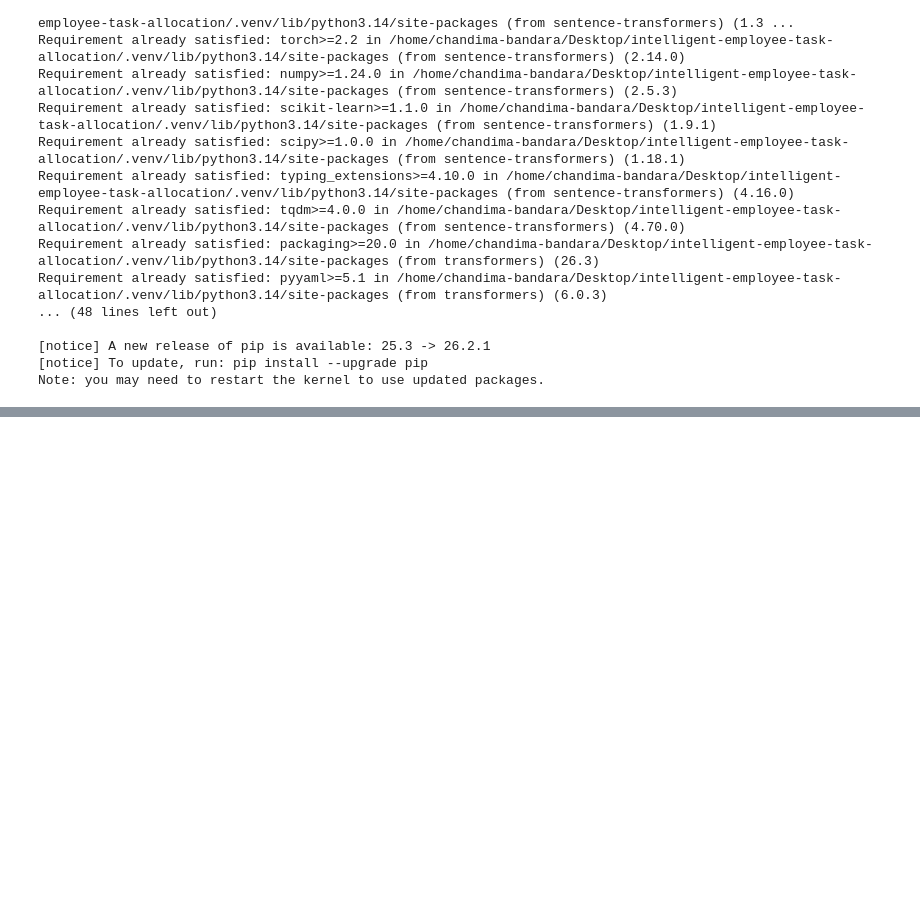
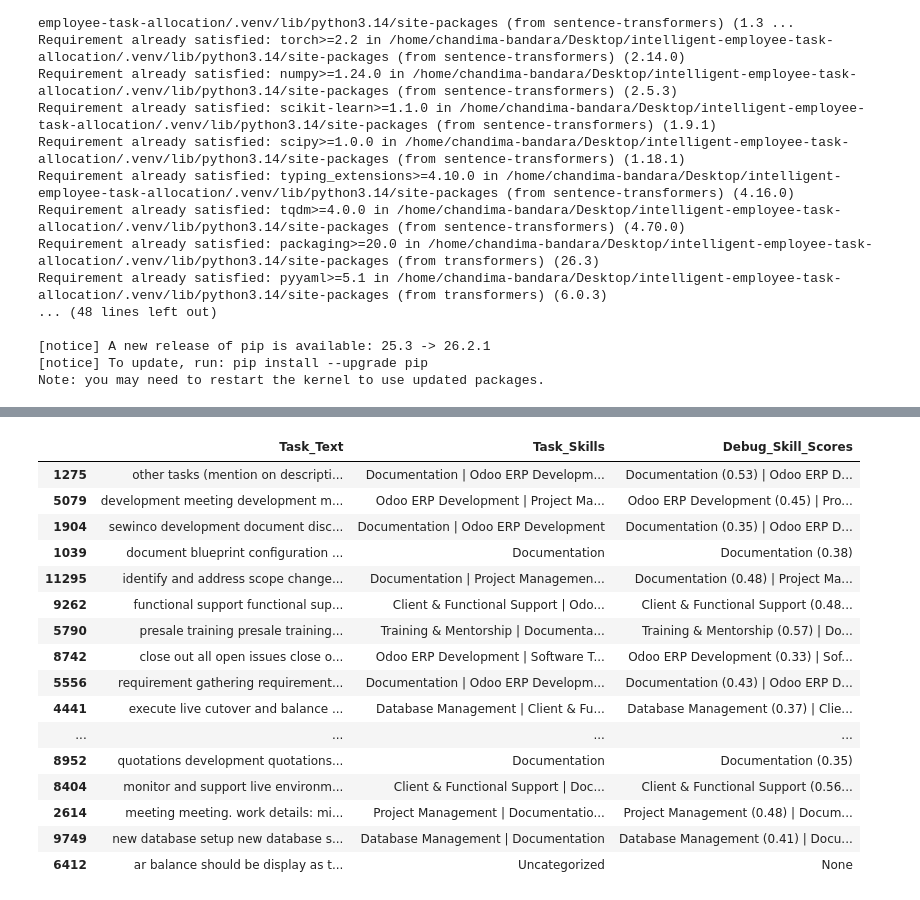
Before and after one commit to chandimacbbandara/intelligent-employee-task-allocation, a Jupyter notebook: notebooks/04_Feature_Engineering.ipynb, the cells around one changed output, grey strips where cells are left out. Saved outputs shown, nothing was run; the diff lists cells and outputs as text; code cells hidden in the pictures; blank space fills up the shorter version.

Commit message:
fixed issues in Feature_Engineering

```diff
--- a/notebooks/04_Feature_Engineering.ipynb
+++ b/notebooks/04_Feature_Engineering.ipynb
@@ -116,0 +304,9 @@ Task_Priority: 2 unique values
+# %%
+df["Planned_Hours_Log"] = np.log1p(df["Estimated_Planned_Hours"])
+
+bins = [-1, 8, 40, float("inf")]
+labels = ["Small", "Medium", "Large"]
+df["Planned_Task_Size"] = pd.cut(df["Estimated_Planned_Hours"], bins=bins, labels=labels)
+
+print("--- Planned-Hours Features ---")
+display(df[["Estimated_Planned_Hours", "Planned_Hours_Log", "Planned_Task_Size"]].head(10))
@@ -116,0 +326,64 @@ Task_Priority: 2 unique values
+# %%
+print("Loading sentence-transformers/all-MiniLM-L6-v2...")
+model = SentenceTransformer("sentence-transformers/all-MiniLM-L6-v2")
+
+skill_taxonomy = {
+    "Odoo ERP Development": "Odoo ERP development, addons, github, and technical maintenance",
+    "Database Management": "Database management, SQL, db backup, data import, and restore",
+    "Server Administration": "Server administration, VPS setup, SSL, and deployment",
+    "Project Management": "Project management, meetings, scrum, and planning",
+    "Software Testing": "Software testing, UAT session, quality assurance, and bug fixing",
+    "Web Development": "Web development, frontend, and backend coding",
+    "Client & Functional Support": "Client support, functional support, live support, and troubleshooting",
+    "Documentation": "Preparing reports, blueprints, documentation, and lists",
+    "Training & Mentorship": "Intern training, presale training, conducting training sessions, and explaining processes"
+}
+
+skill_names = list(skill_taxonomy.keys())
+skill_descriptions = list(skill_taxonomy.values())
+
+print("Embedding the skill taxonomy...")
+skill_embeddings = model.encode(skill_descriptions, convert_to_numpy=True)
+
+print(f"Embedding {len(df)} task descriptions...")
+task_texts = df["Task_Text"].astype(str).fillna("").tolist()
+task_embeddings = model.encode(task_texts, convert_to_numpy=True, show_progress_bar=True)
+
+print("Calculating semantic similarities...")
+similarities = cosine_similarity(task_embeddings, skill_embeddings)
+
+THRESHOLD = 0.30
+extracted_skills_list = []
+skill_counts = []
+debug_details = []
+
+for i in range(len(task_texts)):
+    task_sims = similarities[i]
+    matched_indices = np.where(task_sims >= THRESHOLD)[0]
+
+    if len(matched_indices) > 0:
+        sorted_matches = sorted(matched_indices, key=lambda idx: task_sims[idx], reverse=True)
+        skills_str = " | ".join([skill_names[idx] for idx in sorted_matches])
+        debug_str = " | ".join([f"{skill_names[idx]} ({task_sims[idx]:.2f})" for idx in sorted_matches])
+    else:
+        skills_str = "Uncategorized"
+        debug_str = "None"
+
+    extracted_skills_list.append(skills_str)
+    skill_counts.append(len(matched_indices))
+    debug_details.append(debug_str)
+
+df["Task_Skills"] = extracted_skills_list
+df["Task_Skill_Count"] = skill_counts
+df["Debug_Skill_Scores"] = debug_details
+
+print("--- Manual Review: Semantic Skill Extraction ---")
+print(f"Threshold used: {THRESHOLD}")
+uncat_count = (df['Task_Skills'] == 'Uncategorized').sum()
+print(f"Total Uncategorized tasks: {uncat_count}")
+
+sample_review = df[["Task_Text", "Task_Skills", "Debug_Skill_Scores"]].sample(30, random_state=42)
+
+with pd.option_context("display.max_colwidth", None):
+    display(sample_review)
+# %% [output]
@@ -117,3 +397,20 @@ Task_Priority: 2 unique values
+|  | Task_Text | Task_Skills | Debug_Skill_Scores |
+| 1275 | other tasks (mention on descripti... | Documentation | Odoo ERP Developm... | Documentation (0.53) | Odoo ERP D... |
+| 5079 | development meeting development m... | Odoo ERP Development | Project Ma... | Odoo ERP Development (0.45) | Pro... |
+| 1904 | sewinco development document disc... | Documentation | Odoo ERP Development | Documentation (0.35) | Odoo ERP D... |
+| 1039 | document blueprint configuration ... | Documentation | Documentation (0.38) |
+| 11295 | identify and address scope change... | Documentation | Project Managemen... | Documentation (0.48) | Project Ma... |
+| 9262 | functional support functional sup... | Client & Functional Support | Odo... | Client & Functional Support (0.48... |
+| 5790 | presale training presale training... | Training & Mentorship | Documenta... | Training & Mentorship (0.57) | Do... |
+| 8742 | close out all open issues close o... | Odoo ERP Development | Software T... | Odoo ERP Development (0.33) | Sof... |
+| 5556 | requirement gathering requirement... | Documentation | Odoo ERP Developm... | Documentation (0.43) | Odoo ERP D... |
+| 4441 | execute live cutover and balance ... | Database Management | Client & Fu... | Database Management (0.37) | Clie... |
+| ... | ... | ... | ... |
+| 8952 | quotations development quotations... | Documentation | Documentation (0.35) |
+| 8404 | monitor and support live environm... | Client & Functional Support | Doc... | Client & Functional Support (0.56... |
+| 2614 | meeting meeting. work details: mi... | Project Management | Documentatio... | Project Management (0.48) | Docum... |
+| 9749 | new database setup new database s... | Database Management | Documentation | Database Management (0.41) | Docu... |
+| 6412 | ar balance should be display as t... | Uncategorized | None |
 # %%
 train_ratio = 0.6
 test_ratio = 0.2
```
Also changed, not shown: parts of 20 cells of this notebook, 1 other file.
